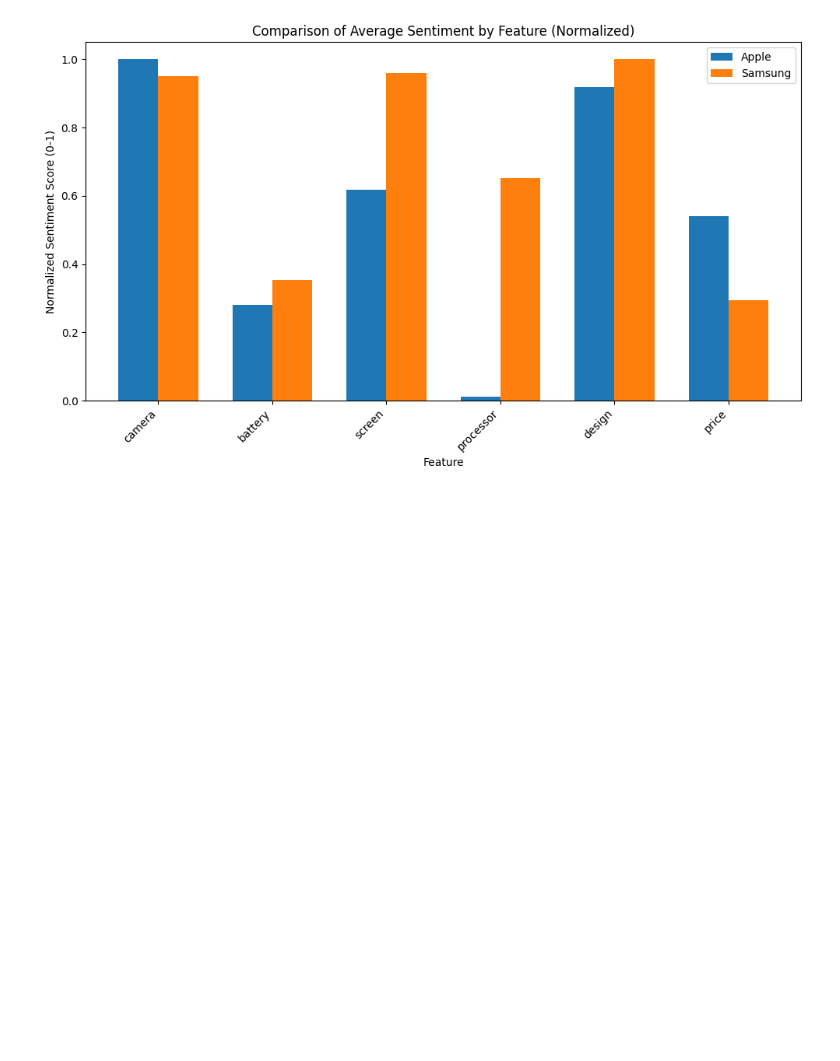
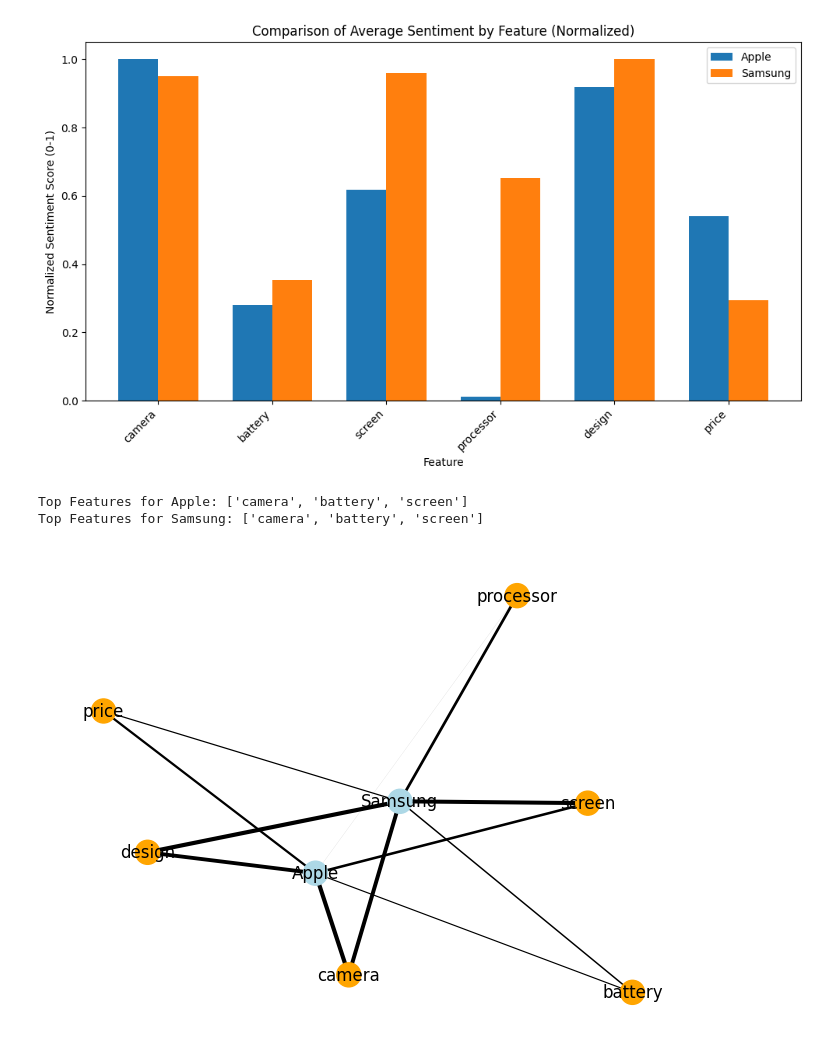
Before and after one commit to sanketkittad/brand-reputation-monitoring, a Jupyter notebook: model_akhi.ipynb, the cells around one changed output. Drawn from its saved outputs; the diff is of its cells as text; code cells hidden in the pictures; blank space fills up the shorter version.

```diff
--- a/model_akhi.ipynb
+++ b/model_akhi.ipynb
@@ -378,3 +378,46 @@ plt.tight_layout()
 plt.show()
 # %% [output]
 [figure]
+# %%
+import networkx as nx
+
+G = nx.Graph()
+
+# Add brands and features as nodes
+brands = sentiment_scores.keys()
+features = list(sentiment_scores["Apple"].keys())  # Assuming features are the same across brands
+
+for brand in brands:
+    G.add_node(brand, type="brand")
+
+for feature in features:
+    G.add_node(feature, type="feature")
+
+sentiment_threshold = 0.01  # Example threshold
+
+for brand, feature_data in sentiment_scores.items():
+    for feature, sentiment in feature_data.items():
+        if sentiment >= sentiment_threshold:
+            G.add_edge(brand, feature, weight=sentiment)
+
+# Node Importance
+degree_centrality = nx.degree_centrality(G)
+
+for brand in brands:
+    brand_features = [n for n in G.neighbors(brand)]  # Features connected to a brand
+    top_features = sorted(brand_features, key=lambda x: degree_centrality[x], reverse=True)[:3]
+    print(f"Top Features for {brand}: {top_features}")
+
+import matplotlib.pyplot as plt
+
+# Customize visualization
+node_colors = ['lightblue' if G.nodes[n]['type'] == 'brand' else 'orange' for n in G.nodes()]
+edge_widths = [d['weight'] * 3 for (_, _, d) in G.edges(data=True)]  # Adjust for visual clarity
+pos = nx.spring_layout(G)  # You can experiment with different layouts
+
+nx.draw(G, pos, with_labels=True, node_color=node_colors, width=edge_widths)
+plt.show()
+# %% [output]
+Top Features for Apple: ['camera', 'battery', 'screen']
+Top Features for Samsung: ['camera', 'battery', 'screen']
+[figure, added]
```
